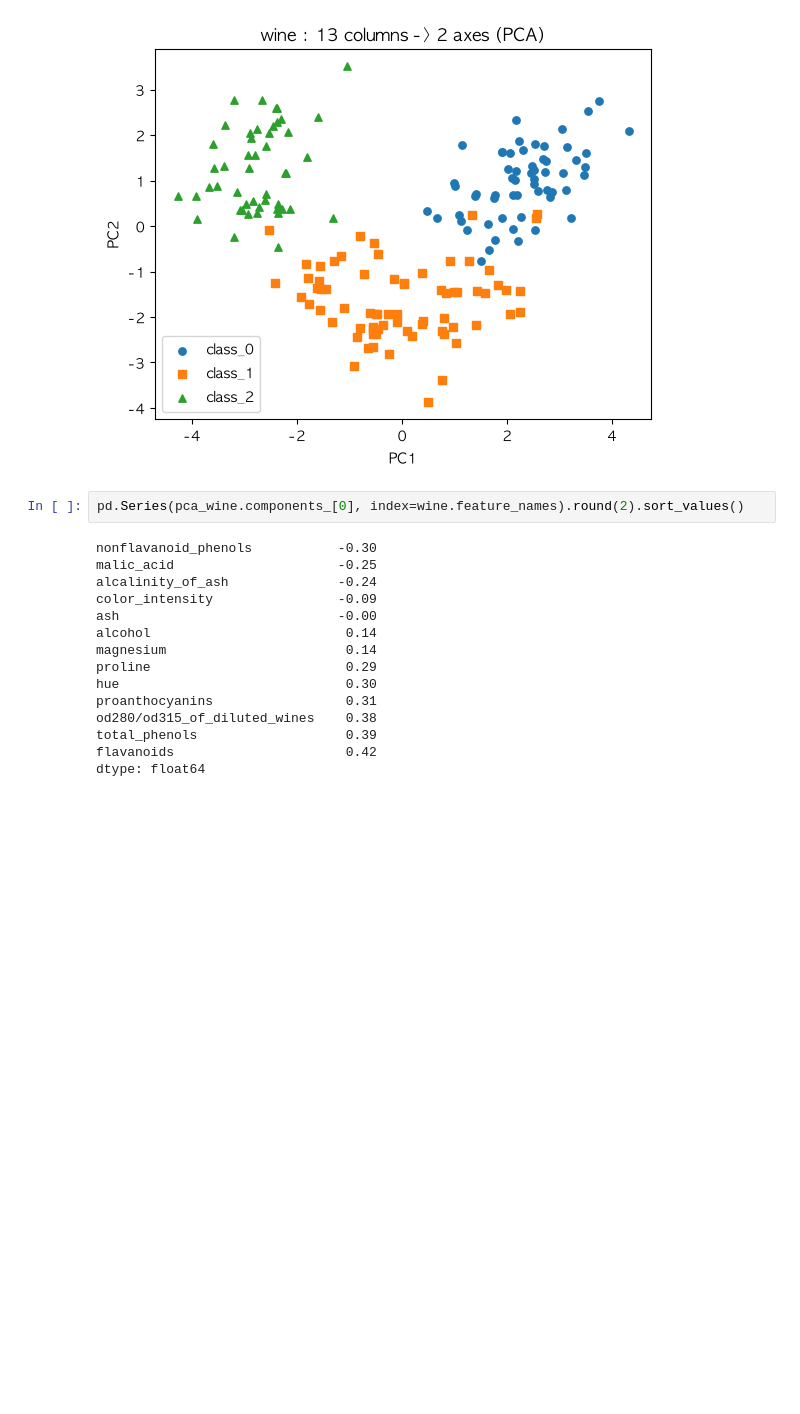
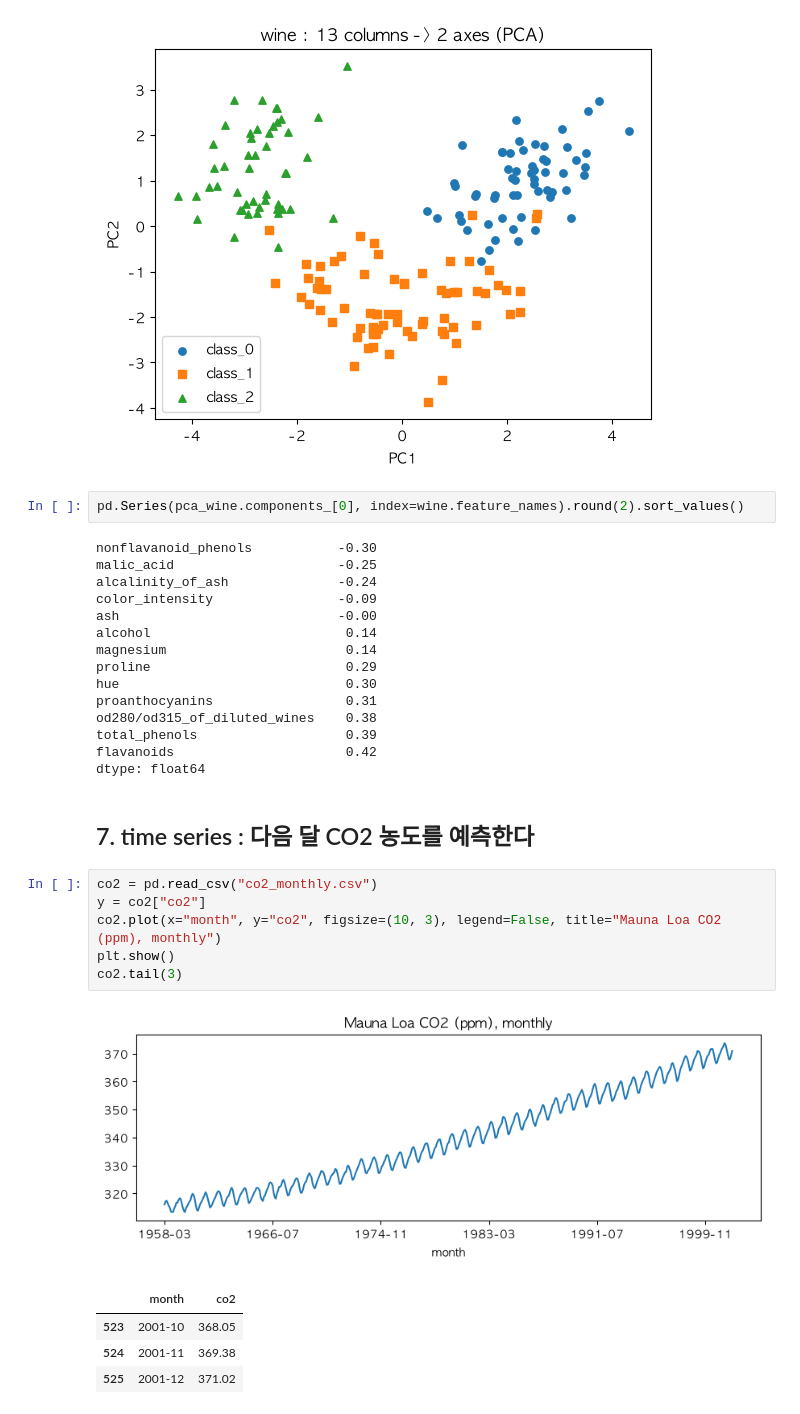
Before and after one commit to Im-Jongseok/data_analysis, a Jupyter notebook: ml3.ipynb, the cells around one changed output. Drawn from its saved outputs; the diff is of its cells as text; blank space fills up the shorter version.

```diff
--- a/ml3.ipynb
+++ b/ml3.ipynb
@@ -249,3 +249,17 @@ od280/od315_of_diluted_wines    0.38
 total_phenols                   0.39
 flavanoids                      0.42
 dtype: float64
+# %% [markdown]
+## 7. time series : 다음 달 CO2 농도를 예측한다
+# %%
+co2 = pd.read_csv("co2_monthly.csv")
+y = co2["co2"]
+co2.plot(x="month", y="co2", figsize=(10, 3), legend=False, title="Mauna Loa CO2 (ppm), monthly")
+plt.show()
+co2.tail(3)
+# %% [output]
+[figure, added]
+|  | month | co2 |
+| 523 | 2001-10 | 368.05 |
+| 524 | 2001-11 | 369.38 |
+| 525 | 2001-12 | 371.02 |
```
Also changed, not shown: parts of 6 cells of this notebook, 1 other file.
